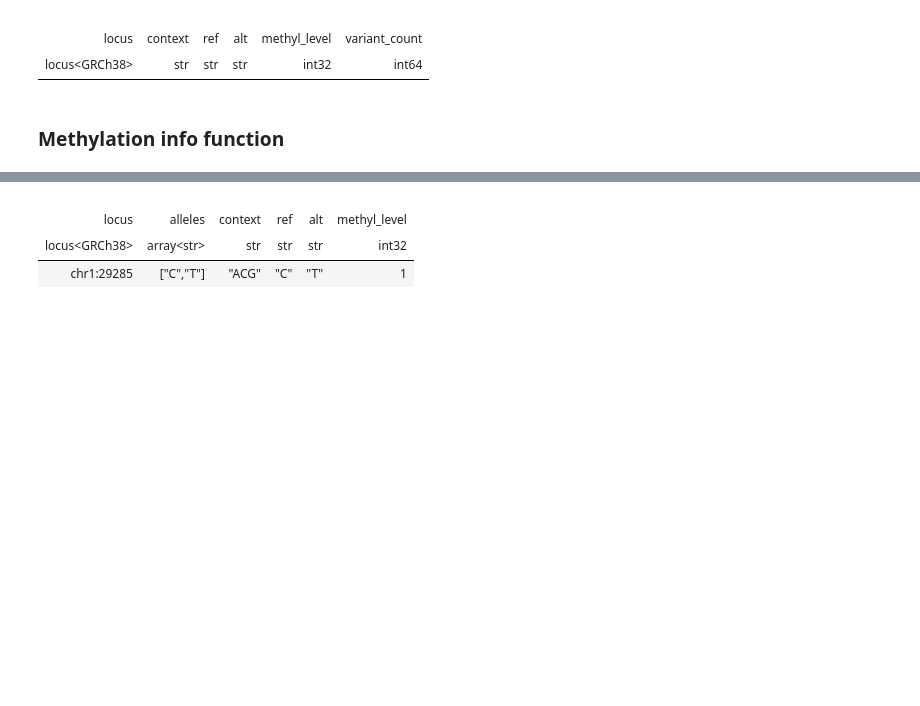
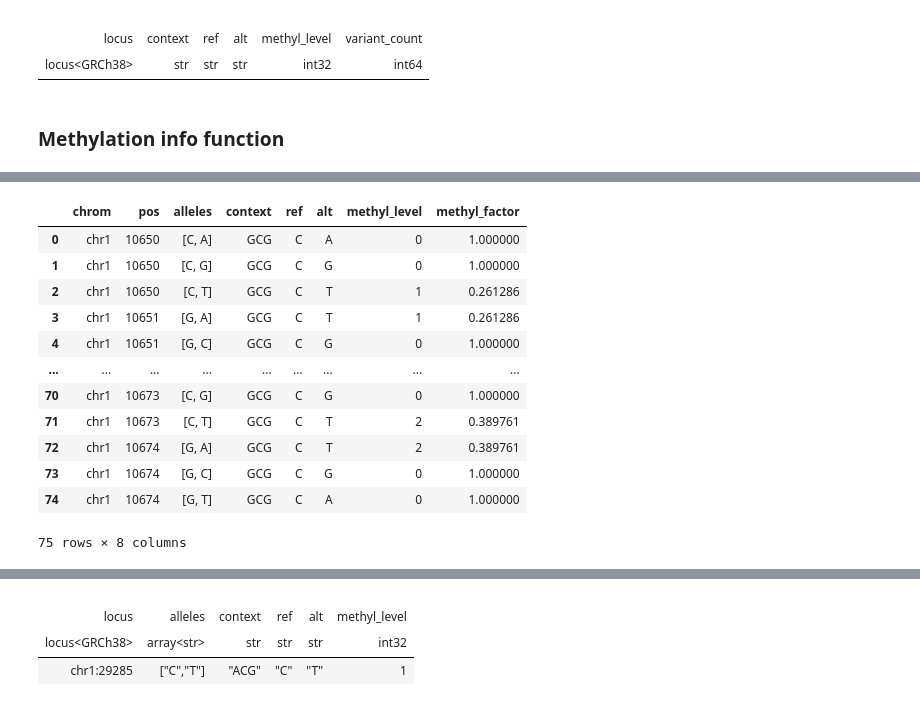
Before and after one commit to haedong31/gnomad-nc-constraint, a Jupyter notebook: data_eda.ipynb, the cells around one changed output, grey strips where cells are left out. Saved outputs shown, nothing was run; the diff lists cells and outputs as text; code cells hidden in the pictures; blank space fills up the shorter version.

Commit message:
get_methyl_adj for intervals

```diff
--- a/data_eda.ipynb
+++ b/data_eda.ipynb
@@ -201,0 +229,16 @@ x = get_methyl_adj(chrom = 'chr1', pos = 10666, context = 'GCG', ref = 'C', alt
+# %%
+intervals = [hl.parse_locus_interval('chr1:10650-10675', reference_genome='GRCh38')] # or some other way to make a list of
+ds_result = hl.filter_intervals(context_ht, intervals)
+# %%
+group_vars = ['context','ref','alt','methyl_level']
+xsub = ds_result.select(
+    ds_result.context,
+    ds_result.ref,
+    ds_result.alt,
+    ds_result.methyl_level
+).to_pandas()
+xsub['locus'] = xsub['locus'].astype(str)
+xsub[['chrom','pos']] = xsub['locus'].str.split(':', expand=True)
+xsub.drop(columns='locus', inplace=True)
+xsub = xsub[['chrom','pos','alleles']+group_vars]
+xsub
@@ -202,3 +259,24 @@ x = get_methyl_adj(chrom = 'chr1', pos = 10666, context = 'GCG', ref = 'C', alt
+# %%
+data_dir = Path('/mnt/isilon/immgen_res/data/gnomad-nc-constraint-v31-paper')
+methyl_adj_tbl = pd.read_csv(data_dir/'methyl_lookup.txt', sep='\t')
+if 'methylation_level' in methyl_adj_tbl.columns:
+    methyl_adj_tbl.rename(columns={'methylation_level':'methyl_level'}, inplace=True)
+# %%
+pd.merge(xsub, methyl_adj_tbl[group_vars+['methyl_factor']], how='left', on=group_vars)
+# %% [output]
+|  | chrom | pos | alleles | context | ref | alt | methyl_level | methyl_factor |
+| 0 | chr1 | 10650 | [C, A] | GCG | C | A | 0 | 1.000000 |
+| 1 | chr1 | 10650 | [C, G] | GCG | C | G | 0 | 1.000000 |
+| 2 | chr1 | 10650 | [C, T] | GCG | C | T | 1 | 0.261286 |
+| 3 | chr1 | 10651 | [G, A] | GCG | C | T | 1 | 0.261286 |
+| 4 | chr1 | 10651 | [G, C] | GCG | C | G | 0 | 1.000000 |
+| ... | ... | ... | ... | ... | ... | ... | ... | ... |
+| 70 | chr1 | 10673 | [C, G] | GCG | C | G | 0 | 1.000000 |
+| 71 | chr1 | 10673 | [C, T] | GCG | C | T | 2 | 0.389761 |
+| 72 | chr1 | 10674 | [G, A] | GCG | C | T | 2 | 0.389761 |
+| 73 | chr1 | 10674 | [G, C] | GCG | C | G | 0 | 1.000000 |
+| 74 | chr1 | 10674 | [G, T] | GCG | C | A | 0 | 1.000000 |
+75 rows × 8 columns
 # %%
 """
 data_dir = Path('/mnt/isilon/immgen_res/data/gnomad-nc-constraint-v31-paper')
```
Also changed, not shown: parts of 13 cells of this notebook, 1 other file.
